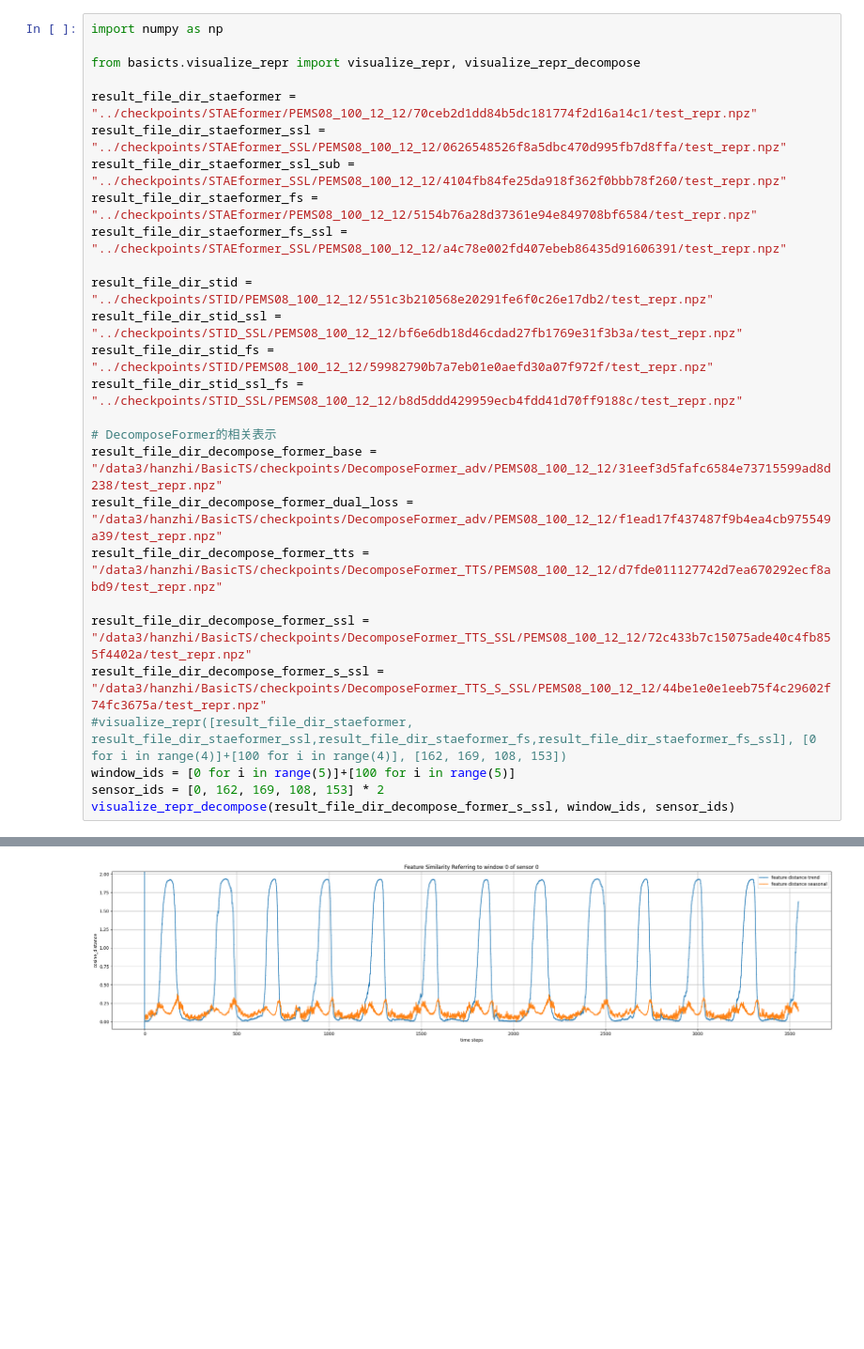
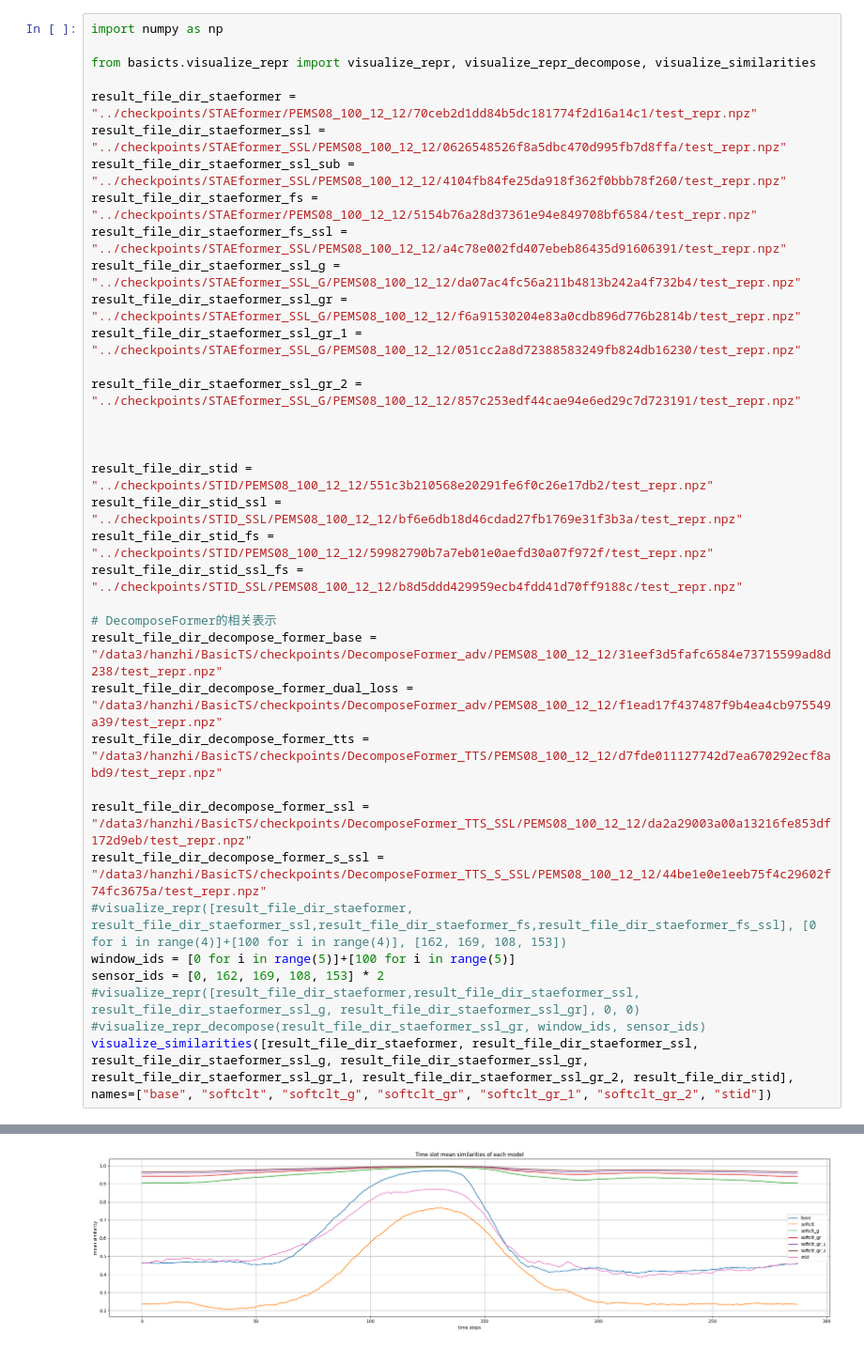
Before and after one commit to Dench991228/BasicTSD, a Jupyter notebook: basicts/visualize_repr.ipynb, the cells around one changed output, grey strips where cells are left out. Shown at 94% size. Cells and saved outputs as stored; diff of their text form; blank space fills up the shorter version.

```diff
--- a/basicts/visualize_repr.ipynb
+++ b/basicts/visualize_repr.ipynb
@@ -1,13 +1,20 @@
 # %%
 import numpy as np
 
-from basicts.visualize_repr import visualize_repr, visualize_repr_decompose
+from basicts.visualize_repr import visualize_repr, visualize_repr_decompose, visualize_similarities
 
 result_file_dir_staeformer = "../checkpoints/STAEformer/PEMS08_100_12_12/70ceb2d1dd84b5dc181774f2d16a14c1/test_repr.npz"
 result_file_dir_staeformer_ssl = "../checkpoints/STAEformer_SSL/PEMS08_100_12_12/0626548526f8a5dbc470d995fb7d8ffa/test_repr.npz"
 result_file_dir_staeformer_ssl_sub = "../checkpoints/STAEformer_SSL/PEMS08_100_12_12/4104fb84fe25da918f362f0bbb78f260/test_repr.npz"
 result_file_dir_staeformer_fs = "../checkpoints/STAEformer/PEMS08_100_12_12/5154b76a28d37361e94e849708bf6584/test_repr.npz"
 result_file_dir_staeformer_fs_ssl = "../checkpoints/STAEformer_SSL/PEMS08_100_12_12/a4c78e002fd407ebeb86435d91606391/test_repr.npz"
+result_file_dir_staeformer_ssl_g = "../checkpoints/STAEformer_SSL_G/PEMS08_100_12_12/da07ac4fc56a211b4813b242a4f732b4/test_repr.npz"
+result_file_dir_staeformer_ssl_gr = "../checkpoints/STAEformer_SSL_G/PEMS08_100_12_12/f6a91530204e83a0cdb896d776b2814b/test_repr.npz"
+result_file_dir_staeformer_ssl_gr_1 = "../checkpoints/STAEformer_SSL_G/PEMS08_100_12_12/051cc2a8d72388583249fb824db16230/test_repr.npz"
+
+result_file_dir_staeformer_ssl_gr_2 = "../checkpoints/STAEformer_SSL_G/PEMS08_100_12_12/857c253edf44cae94e6ed29c7d723191/test_repr.npz"
+
+
 
 result_file_dir_stid = "../checkpoints/STID/PEMS08_100_12_12/551c3b210568e20291fe6f0c26e17db2/test_repr.npz"
 result_file_dir_stid_ssl = "../checkpoints/STID_SSL/PEMS08_100_12_12/bf6e6db18d46cdad27fb1769e31f3b3a/test_repr.npz"
@@ -19,10 +26,12 @@ result_file_dir_decompose_former_base = "/data3/hanzhi/BasicTS/checkpoints/Decom
 result_file_dir_decompose_former_dual_loss = "/data3/hanzhi/BasicTS/checkpoints/DecomposeFormer_adv/PEMS08_100_12_12/f1ead17f437487f9b4ea4cb975549a39/test_repr.npz"
 result_file_dir_decompose_former_tts = "/data3/hanzhi/BasicTS/checkpoints/DecomposeFormer_TTS/PEMS08_100_12_12/d7fde011127742d7ea670292ecf8abd9/test_repr.npz"
 
-result_file_dir_decompose_former_ssl = "/data3/hanzhi/BasicTS/checkpoints/DecomposeFormer_TTS_SSL/PEMS08_100_12_12/72c433b7c15075ade40c4fb855f4402a/test_repr.npz"
+result_file_dir_decompose_former_ssl = "/data3/hanzhi/BasicTS/checkpoints/DecomposeFormer_TTS_SSL/PEMS08_100_12_12/da2a29003a00a13216fe853df172d9eb/test_repr.npz"
 result_file_dir_decompose_former_s_ssl = "/data3/hanzhi/BasicTS/checkpoints/DecomposeFormer_TTS_S_SSL/PEMS08_100_12_12/44be1e0e1eeb75f4c29602f74fc3675a/test_repr.npz"
 #visualize_repr([result_file_dir_staeformer, result_file_dir_staeformer_ssl,result_file_dir_staeformer_fs,result_file_dir_staeformer_fs_ssl], [0 for i in range(4)]+[100 for i in range(4)], [162, 169, 108, 153])
 window_ids = [0 for i in range(5)]+[100 for i in range(5)]
 sensor_ids = [0, 162, 169, 108, 153] * 2
-visualize_repr_decompose(result_file_dir_decompose_former_s_ssl, window_ids, sensor_ids)
+#visualize_repr([result_file_dir_staeformer,result_file_dir_staeformer_ssl, result_file_dir_staeformer_ssl_g, result_file_dir_staeformer_ssl_gr], 0, 0)
+#visualize_repr_decompose(result_file_dir_staeformer_ssl_gr, window_ids, sensor_ids)
+visualize_similarities([result_file_dir_staeformer, result_file_dir_staeformer_ssl, result_file_dir_staeformer_ssl_g, result_file_dir_staeformer_ssl_gr, result_file_dir_staeformer_ssl_gr_1, result_file_dir_staeformer_ssl_gr_2, result_file_dir_stid], names=["base", "softclt", "softclt_g", "softclt_gr", "softclt_gr_1", "softclt_gr_2", "stid"])
 # %% [output]
@@ -46 +38 @@ visualize_repr_decompose(result_file_dir_decompose_former_s_ssl, window_ids, sen
-[figure, old version]
+[figure, new version]
```
Also changed, not shown: parts of 1 cell of this notebook, 10 other files.
